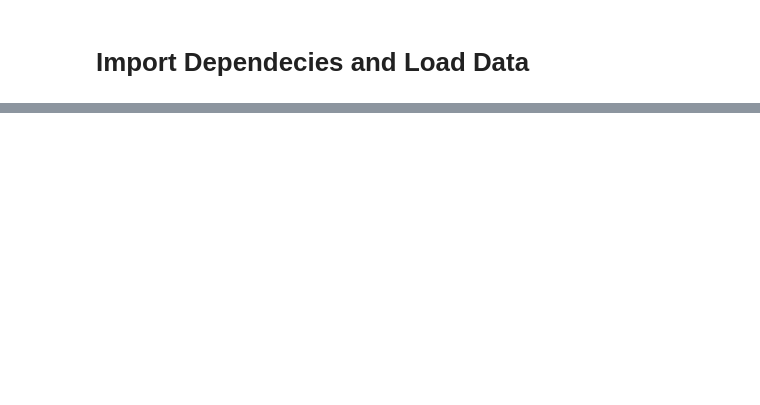
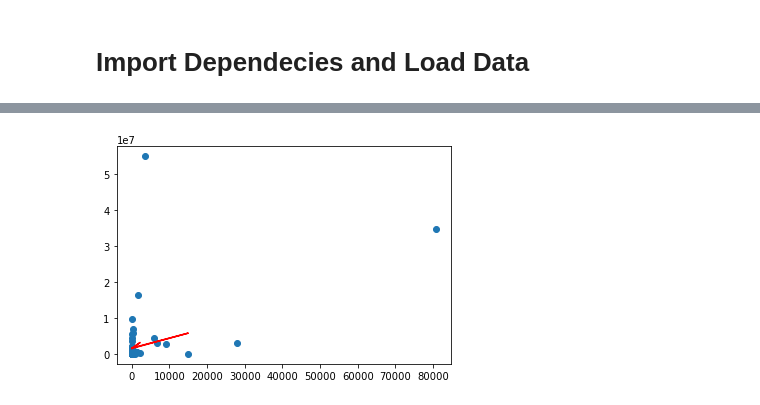
Before and after one commit to hariniv22/Covid_19_Data_Analysis, a Jupyter notebook: MLExampl.ipynb, the cells around one changed output, grey strips where cells are left out. Saved outputs shown, nothing was run; the diff lists cells and outputs as text; code cells hidden in the pictures; blank space fills up the shorter version.

```diff
--- a/MLExampl.ipynb
+++ b/MLExampl.ipynb
@@ -125,17 +88,0 @@ plt.show()
-# %%
-y = df.new_death
-
-X = df.drop(columns = ["new_death"],axis =1)
-
-from sklearn.model_selection import train_test_split
-X_train, X_test, y_train, y_test = train_test_split(X,y,random_state=1)
-
-print(X_train.shape)
-print(y_train.shape)
-
-model = LinearRegression()
-
-model.fit(X, y)
-
-y_pred = model.predict(X)
-print(y_pred.shape)
@@ -163,0 +102,6 @@ print(model.intercept_)
+# %%
+plt.scatter(X["new_cases"],y)
+plt.plot(X_test["new_cases"], y_pred, color='red')
+plt.show()
+# %% [output]
+[figure, added]
```
Also changed, not shown: parts of 21 cells of this notebook.
